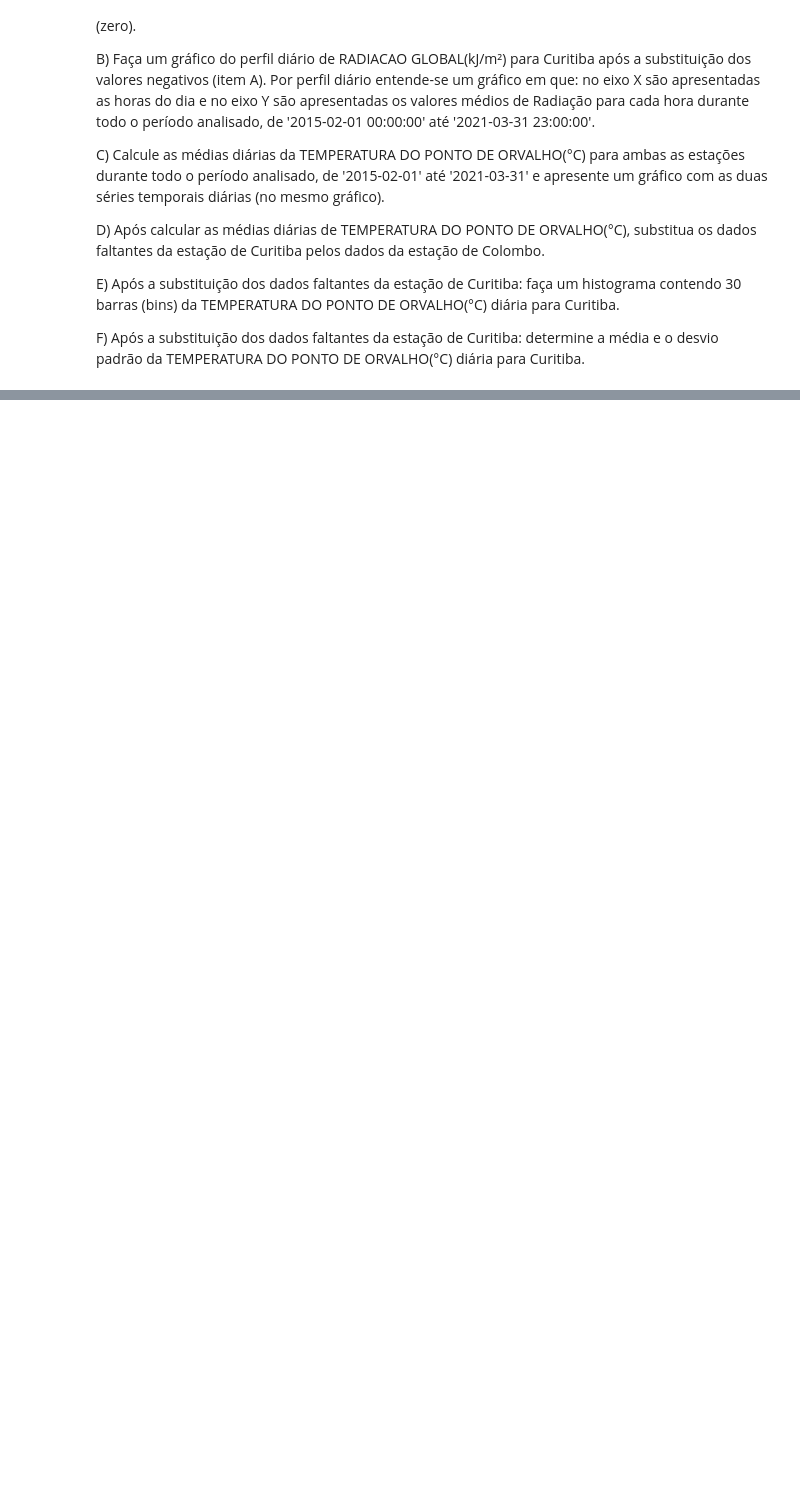
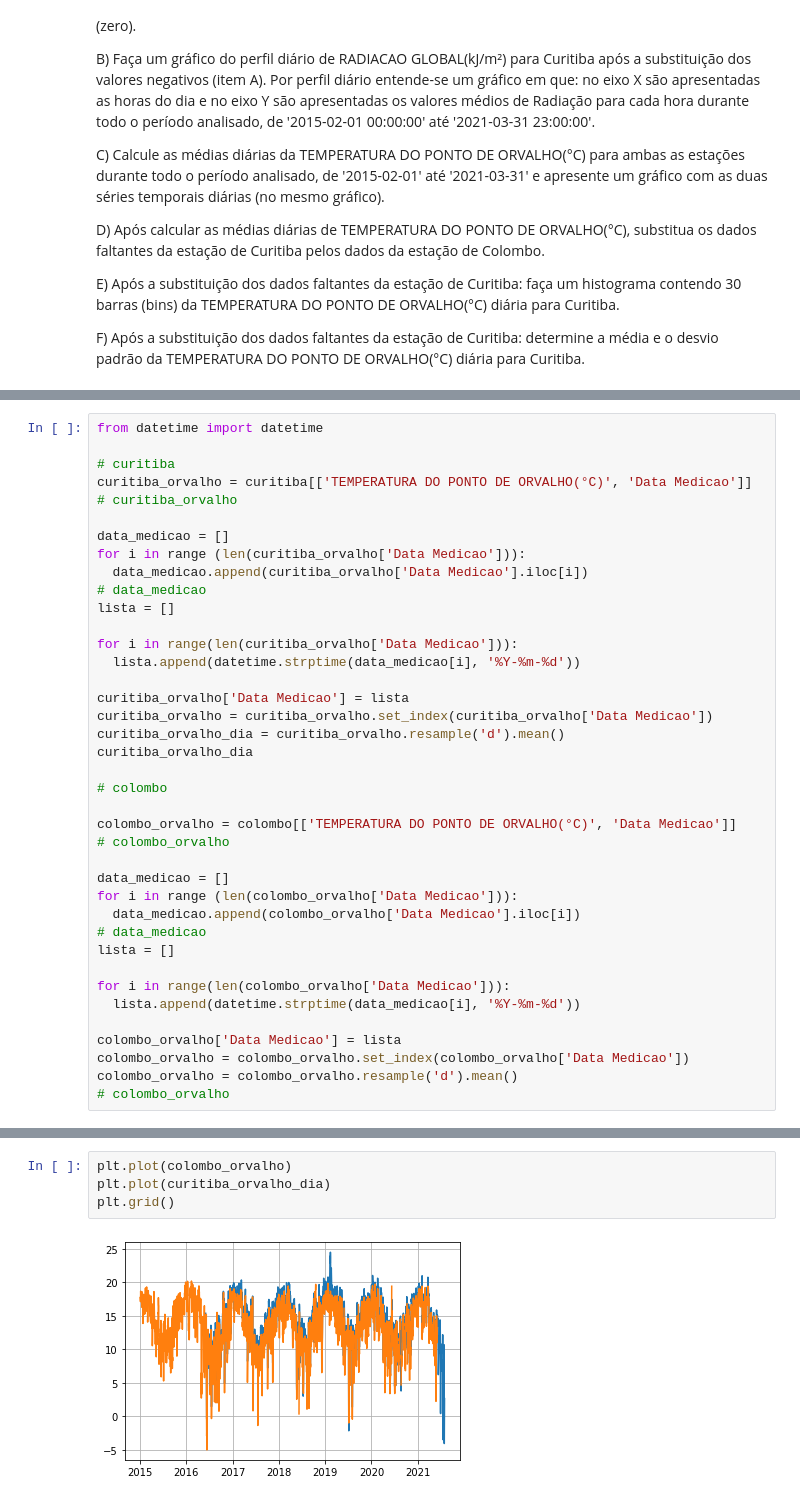
Before and after one commit to CostaNathan/doctorate, a Jupyter notebook: Prova_1.ipynb, the cells around one changed output, grey strips where cells are left out. Drawn from its saved outputs; the diff is of its cells as text; blank space fills up the shorter version.

```diff
--- a/Prova_1.ipynb
+++ b/Prova_1.ipynb
@@ -194,0 +286,39 @@ F) Após a substituição dos dados faltantes da estação de Curitiba: determin
+# %%
+from datetime import datetime
+
+# curitiba
+curitiba_orvalho = curitiba[['TEMPERATURA DO PONTO DE ORVALHO(°C)', 'Data Medicao']]
+# curitiba_orvalho
+
+data_medicao = []
+for i in range (len(curitiba_orvalho['Data Medicao'])):
+  data_medicao.append(curitiba_orvalho['Data Medicao'].iloc[i])
+# data_medicao
+lista = []
+
+for i in range(len(curitiba_orvalho['Data Medicao'])):
+  lista.append(datetime.strptime(data_medicao[i], '%Y-%m-%d'))
+
+curitiba_orvalho['Data Medicao'] = lista
+curitiba_orvalho = curitiba_orvalho.set_index(curitiba_orvalho['Data Medicao'])
+curitiba_orvalho_dia = curitiba_orvalho.resample('d').mean()
+curitiba_orvalho_dia
+
+# colombo
+
+colombo_orvalho = colombo[['TEMPERATURA DO PONTO DE ORVALHO(°C)', 'Data Medicao']]
+# colombo_orvalho
+
+data_medicao = []
+for i in range (len(colombo_orvalho['Data Medicao'])):
+  data_medicao.append(colombo_orvalho['Data Medicao'].iloc[i])
+# data_medicao
+lista = []
+
+for i in range(len(colombo_orvalho['Data Medicao'])):
+  lista.append(datetime.strptime(data_medicao[i], '%Y-%m-%d'))
+
+colombo_orvalho['Data Medicao'] = lista
+colombo_orvalho = colombo_orvalho.set_index(colombo_orvalho['Data Medicao'])
+colombo_orvalho = colombo_orvalho.resample('d').mean()
+# colombo_orvalho
@@ -194,0 +349,6 @@ F) Após a substituição dos dados faltantes da estação de Curitiba: determin
+# %%
+plt.plot(colombo_orvalho)
+plt.plot(curitiba_orvalho_dia)
+plt.grid()
+# %% [output]
+[figure, added]
```
Also changed, not shown: parts of 6 cells of this notebook.
